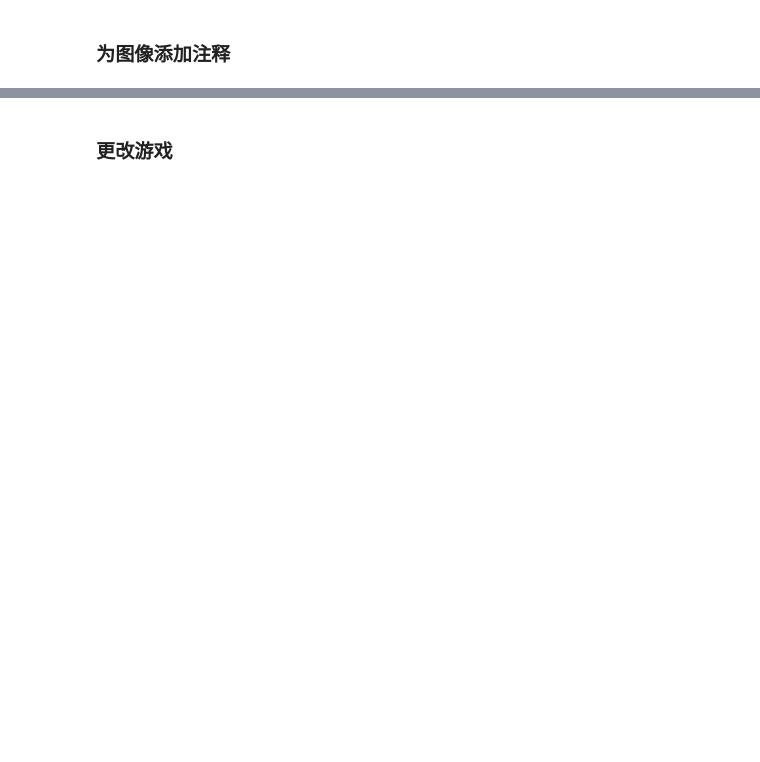
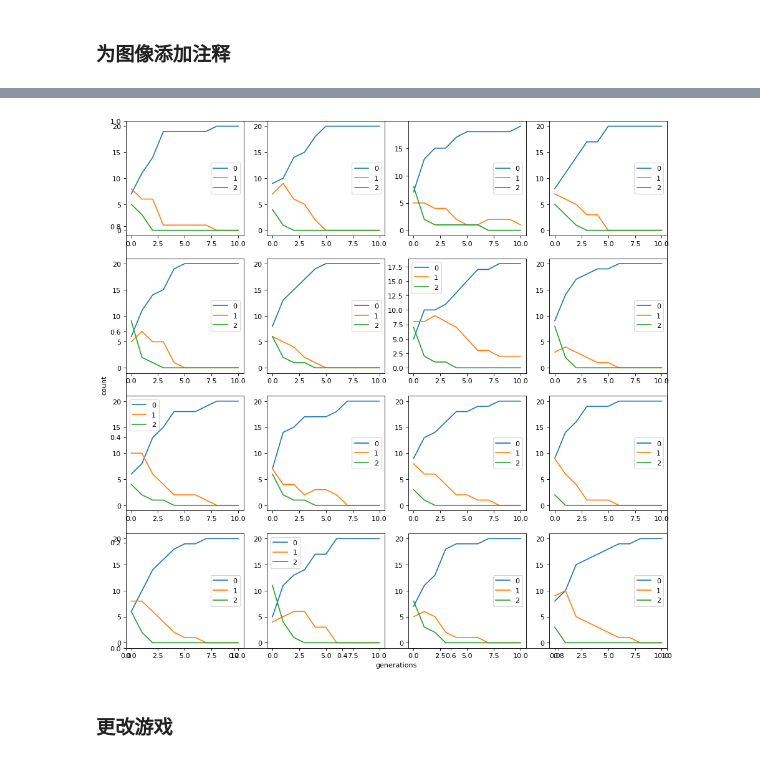
Before and after one commit to ZZh2333/IntelligentBigDataAnalysisAndDecisionMaking, a Jupyter notebook: homework-21-3-23/homework(1).ipynb, the cells around one changed output, grey strips where cells are left out. Cells and saved outputs as stored; diff of their text form; code cells hidden in the pictures; blank space fills up the shorter version.

```diff
--- a/homework-21-3-23/homework(1).ipynb
+++ b/homework-21-3-23/homework(1).ipynb
@@ -217,3 +222,31 @@ if __name__ == '__main__':
+# %%
+def drawpic(k,generations,game,count):
+    np.random.seed(k)
+    history = evolve(game,count,generations)
+    num = game[0].shape[0]
+    num_pic = zeroArray(generations,num)
+    for i in range(generations):
+        for j in history[i]:
+            num_pic[i][j] += 1
+    num_count = zeroArray(num,generations)
+    for i in range(generations):
+        for j in range(num):
+            num_count[j][i] = num_pic[i][j]
+    for i in range(num):
+        plt.plot(num_count[i],label=i)
+        plt.legend()
+# %%
+if __name__ == "__main__":
+    seed=16
+
+    p = plt.figure(figsize=(14,14),dpi=80)
+    plt.xlabel("generations")
+    plt.ylabel("count")
+    for k in range(seed):
+        ax = p.add_subplot(int(math.sqrt(seed)),int(math.sqrt(seed)),k+1)
+        drawpic(k,11,td,20)
+# %% [output]
+[figure, added]
 # %% [markdown]
 ### 更改游戏
 # %%
```
Also changed, not shown: parts of 11 cells of this notebook, 5 other files.
